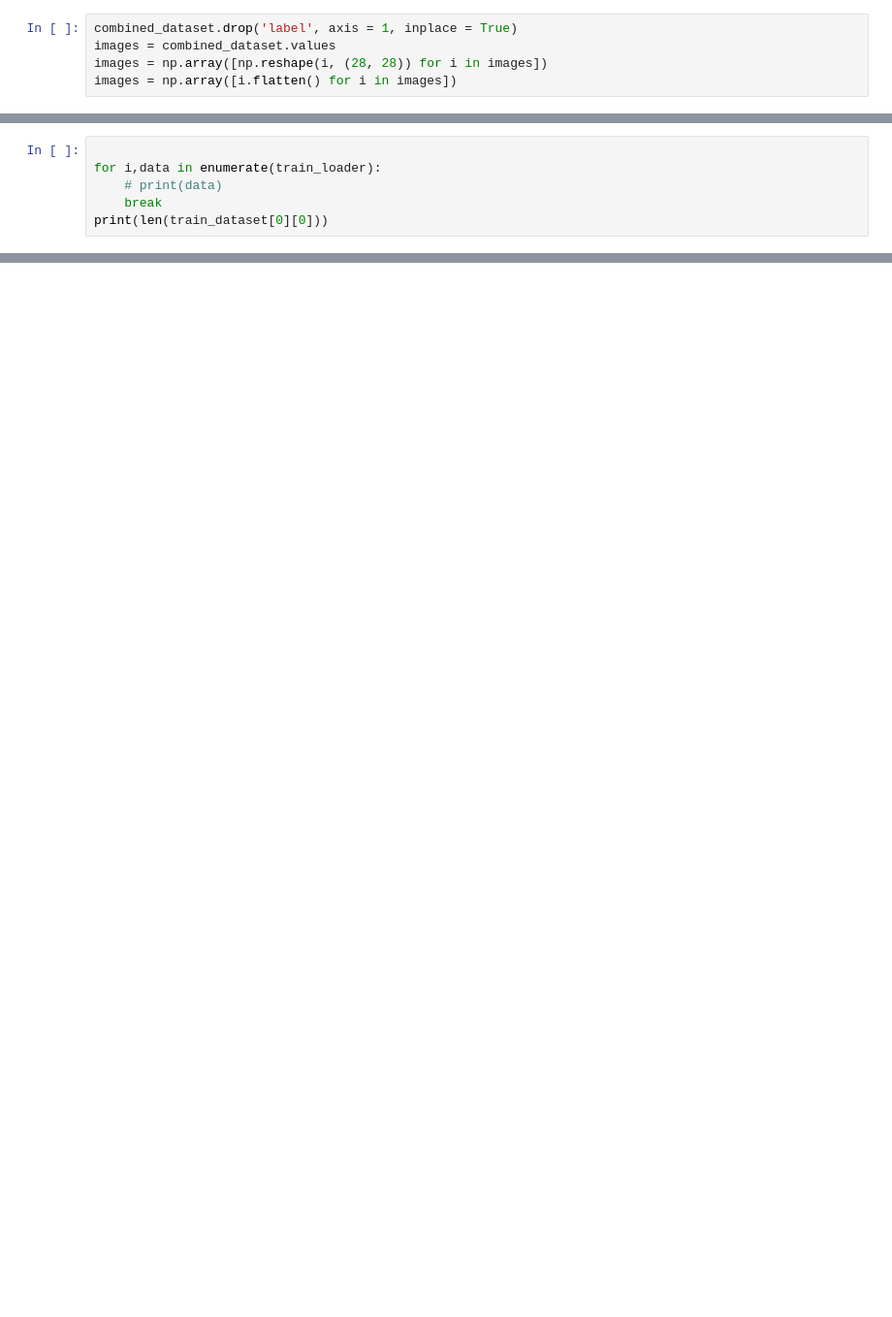
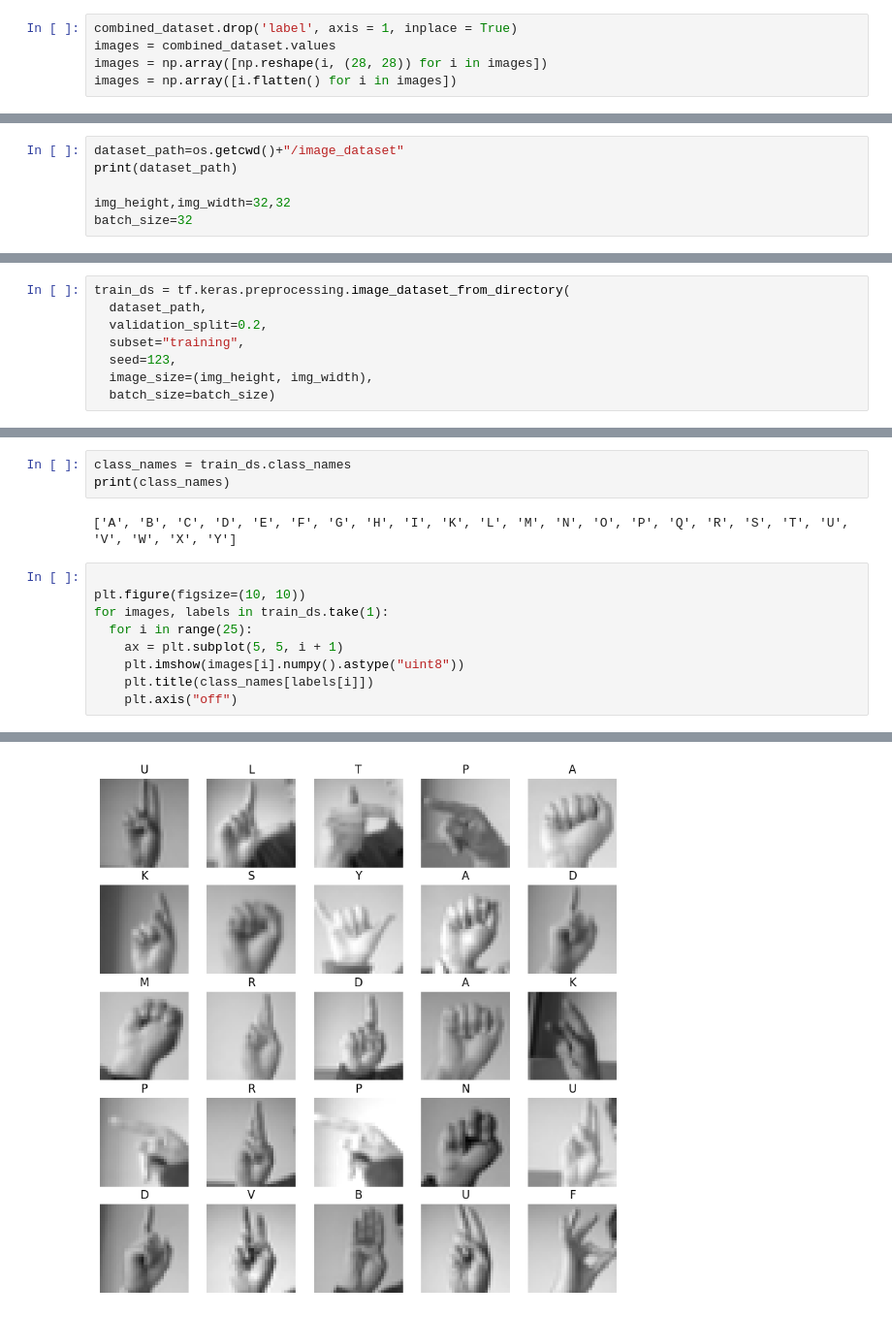
Before and after one commit to BhaveshSidhwani/ASL-recognition, a Jupyter notebook: ResNet.ipynb, the cells around one changed output, grey strips where cells are left out. Shown: that part at 97% size. Drawn from its saved outputs; the diff is of its cells as text; blank space fills up the shorter version.

```diff
--- a/ResNet.ipynb
+++ b/ResNet.ipynb
@@ -46,0 +95,6 @@ images = np.array([i.flatten() for i in images])
+# %%
+dataset_path=os.getcwd()+"/image_dataset"
+print(dataset_path)
+
+img_height,img_width=32,32
+batch_size=32
@@ -104,6 +115,0 @@ val_loader = DataLoader(val_dataset, batch_size=32, shuffle=True)
-# %%
-
-for i,data in enumerate(train_loader):
-    # print(data)
-    break
-print(len(train_dataset[0][0]))
@@ -273,0 +116,8 @@ Now we Train the model
+# %%
+train_ds = tf.keras.preprocessing.image_dataset_from_directory(
+  dataset_path,
+  validation_split=0.2,
+  subset="training",
+  seed=123,
+  image_size=(img_height, img_width),
+  batch_size=batch_size)
@@ -273,0 +138,15 @@ Now we Train the model
+# %%
+class_names = train_ds.class_names
+print(class_names)
+# %% [output]
+['A', 'B', 'C', 'D', 'E', 'F', 'G', 'H', 'I', 'K', 'L', 'M', 'N', 'O', 'P', 'Q', 'R', 'S', 'T', 'U', 'V', 'W', 'X', 'Y']
+# %%
+
+plt.figure(figsize=(10, 10))
+for images, labels in train_ds.take(1):
+  for i in range(25):
+    ax = plt.subplot(5, 5, i + 1)
+    plt.imshow(images[i].numpy().astype("uint8"))
+    plt.title(class_names[labels[i]])
+    plt.axis("off")
+# %% [output]
@@ -273,0 +154 @@ Now we Train the model
+[figure, added]
```
Also changed, not shown: parts of 29 cells of this notebook.
